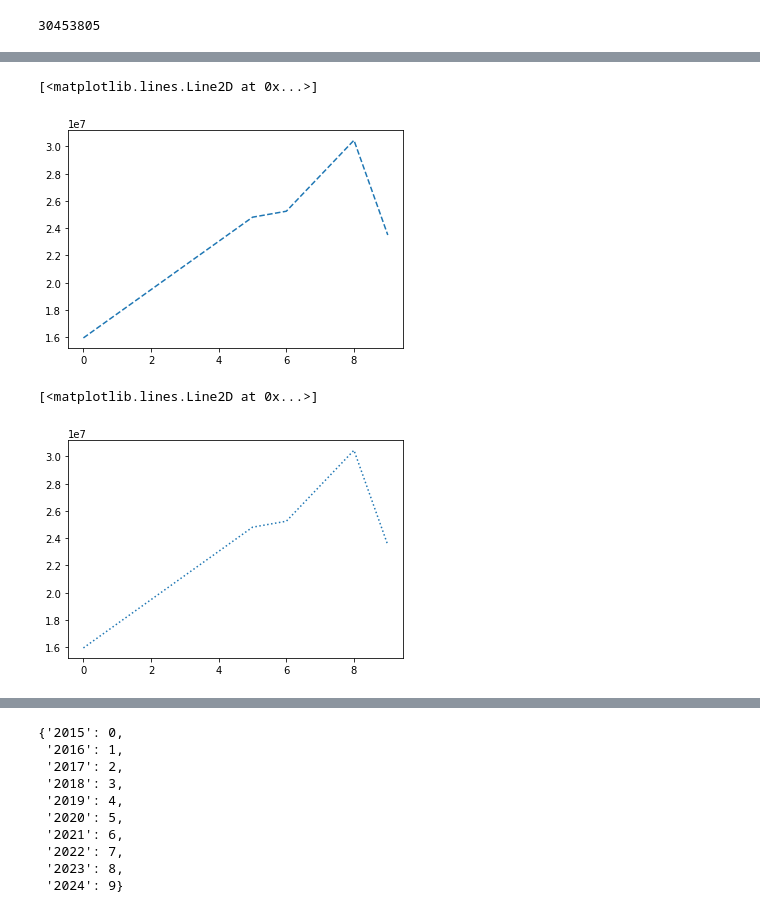
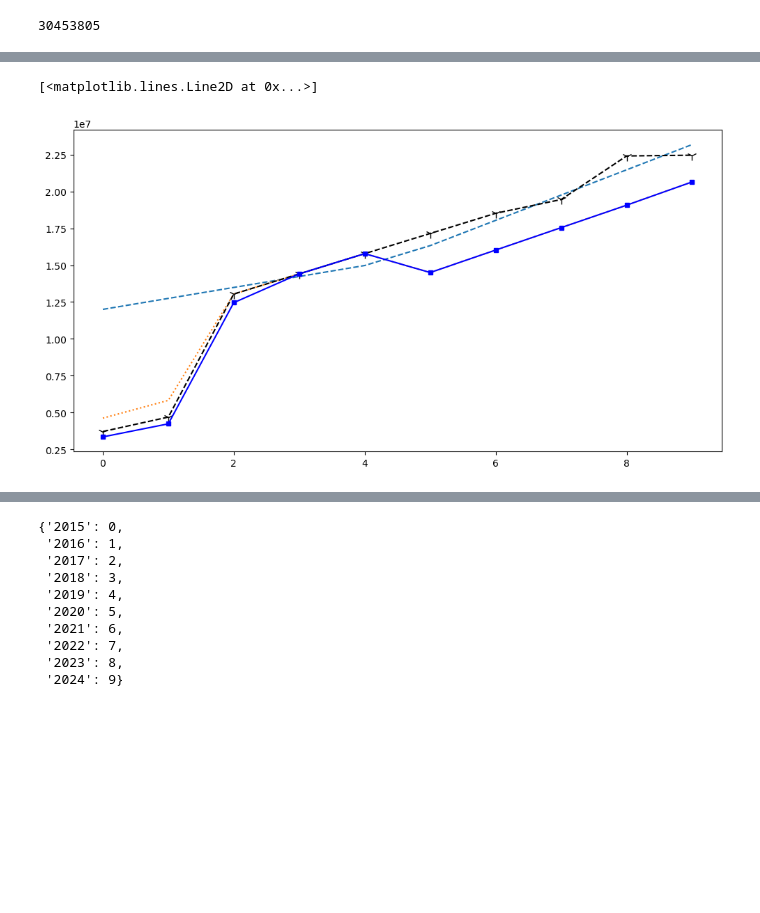
Before and after one commit to Srujana-Gottumukkala/Data-Analysis-Projects-Python, a Jupyter notebook: 3. IPL Data Analysis using NumPy and Matplotlib.ipynb, the cells around one changed output, grey strips where cells are left out. Cells and saved outputs as stored; diff of their text form; code cells hidden in the pictures; blank space fills up the shorter version.

```diff
--- a/3. IPL Data Analysis using NumPy and Matplotlib.ipynb
+++ b/3. IPL Data Analysis using NumPy and Matplotlib.ipynb
@@ -104,14 +51,11 @@ plt.plot(Salary[0])
 # %%
 # Explanation - Salary has increased till 2023 and then it has decreased
 # %%
-plt.plot(Salary[0], ls = '--')
+plt.plot(Salary[1], ls = '--')
+plt.plot(Salary[2], ls = ':')
+plt.plot(Salary[3],ls = '--', c = 'k', marker='1', markersize = 10)
+plt.plot(Salary[5], c = 'Blue', ls = '-', marker = 's', ms = 5)
 # Introducing different line styles
 # %% [output]
 [<matplotlib.lines.Line2D at 0x...>]
-[figure, old version]
+[figure, new version]
-# %%
-plt.plot(Salary[0], ls = ':')
-# Introducing different line styles
-# %% [output]
-[<matplotlib.lines.Line2D at 0x...>]
-[figure, removed]
```
Also changed, not shown: parts of 11 cells of this notebook.
